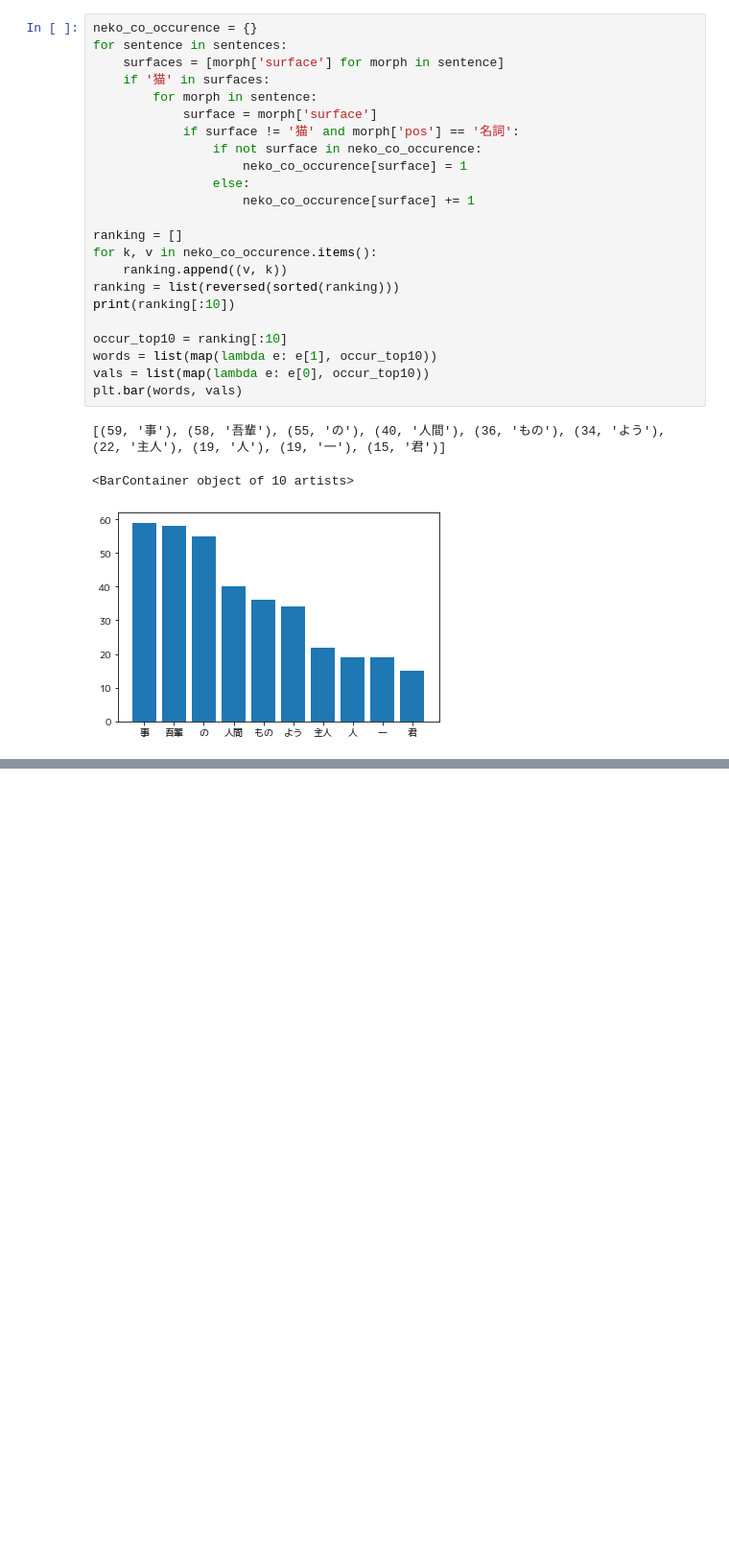
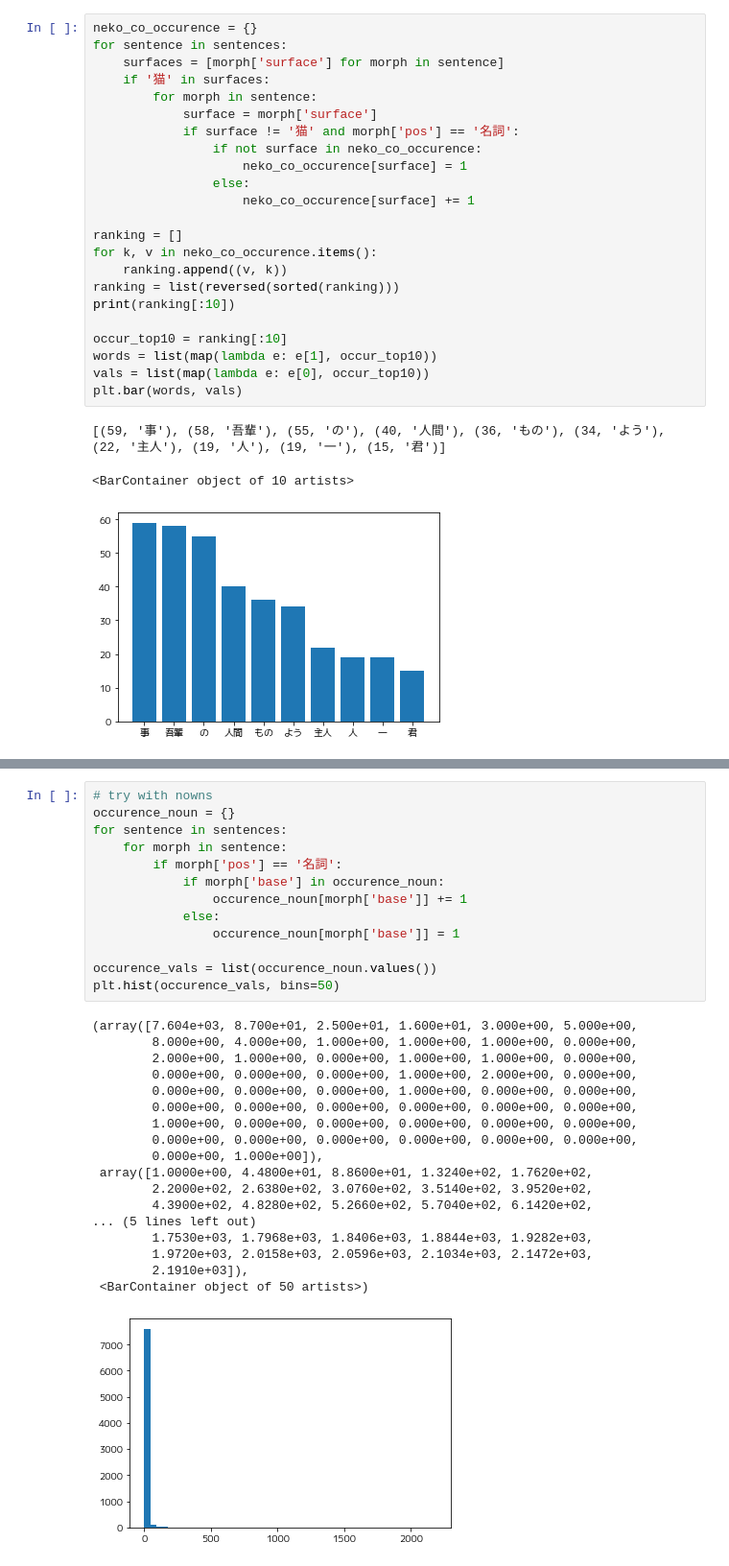
Before and after one commit to Tagussan/NLP100, a Jupyter notebook: NLP100_sec4.ipynb, the cells around one changed output, grey strips where cells are left out. Shown at 96% size. Cells and saved outputs as stored; diff of their text form; blank space fills up the shorter version.

```diff
--- a/NLP100_sec4.ipynb
+++ b/NLP100_sec4.ipynb
@@ -155,0 +188,32 @@ plt.bar(words, vals)
+# %%
+# try with nowns
+occurence_noun = {}
+for sentence in sentences:
+    for morph in sentence:
+        if morph['pos'] == '名詞':
+            if morph['base'] in occurence_noun:
+                occurence_noun[morph['base']] += 1
+            else:
+                occurence_noun[morph['base']] = 1
+
+occurence_vals = list(occurence_noun.values())
+plt.hist(occurence_vals, bins=50)
+# %% [output]
+(array([7.604e+03, 8.700e+01, 2.500e+01, 1.600e+01, 3.000e+00, 5.000e+00,
+        8.000e+00, 4.000e+00, 1.000e+00, 1.000e+00, 1.000e+00, 0.000e+00,
+        2.000e+00, 1.000e+00, 0.000e+00, 1.000e+00, 1.000e+00, 0.000e+00,
+        0.000e+00, 0.000e+00, 0.000e+00, 1.000e+00, 2.000e+00, 0.000e+00,
+        0.000e+00, 0.000e+00, 0.000e+00, 1.000e+00, 0.000e+00, 0.000e+00,
+        0.000e+00, 0.000e+00, 0.000e+00, 0.000e+00, 0.000e+00, 0.000e+00,
+        1.000e+00, 0.000e+00, 0.000e+00, 0.000e+00, 0.000e+00, 0.000e+00,
+        0.000e+00, 0.000e+00, 0.000e+00, 0.000e+00, 0.000e+00, 0.000e+00,
+        0.000e+00, 1.000e+00]),
+ array([1.0000e+00, 4.4800e+01, 8.8600e+01, 1.3240e+02, 1.7620e+02,
+        2.2000e+02, 2.6380e+02, 3.0760e+02, 3.5140e+02, 3.9520e+02,
+        4.3900e+02, 4.8280e+02, 5.2660e+02, 5.7040e+02, 6.1420e+02,
+... (5 lines left out)
+        1.7530e+03, 1.7968e+03, 1.8406e+03, 1.8844e+03, 1.9282e+03,
+        1.9720e+03, 2.0158e+03, 2.0596e+03, 2.1034e+03, 2.1472e+03,
+        2.1910e+03]),
+ <BarContainer object of 50 artists>)
+[figure, added]
```
Also changed, not shown: parts of 4 cells of this notebook.
